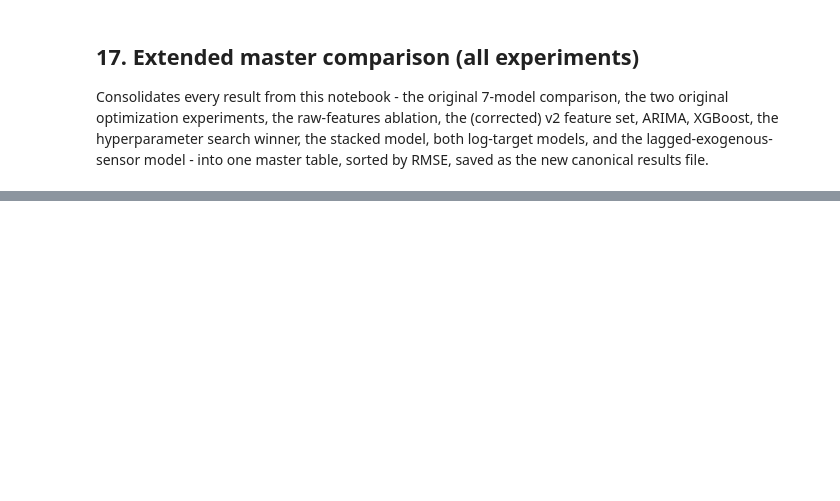
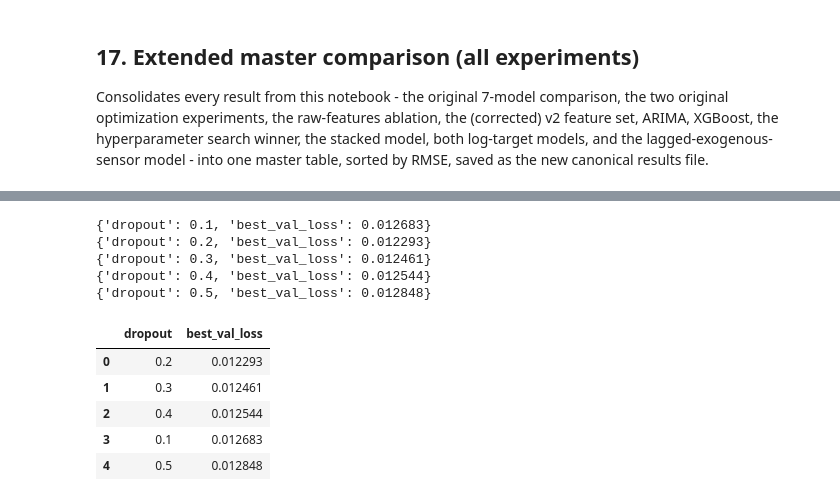
Before and after one commit to Muaadh-Nazly/energy-prediction, a Jupyter notebook: notebooks/05_Optimization_Evaluation.ipynb, the cells around one changed output, grey strips where cells are left out. Saved outputs shown, nothing was run; the diff lists cells and outputs as text; code cells hidden in the pictures; blank space fills up the shorter version.

```diff
--- a/notebooks/05_Optimization_Evaluation.ipynb
+++ b/notebooks/05_Optimization_Evaluation.ipynb
@@ -1073,0 +926,15 @@ model here is a hybrid, not a single "best" architecture.
+# %%
+batch_sizes = [32, 64, 128, 256]
+batch_size_results = []
+for bs in batch_sizes:
+    model = get_model("gru", n_features=len(selected_features))
+    model, history = train_torch_model(
+        model, X_tr_seq, y_tr_seq, X_val_seq, y_val_seq,
+        epochs=20, patience=4, batch_size=bs, device=device, verbose=False, seed=42,
+    )
+    entry = {"batch_size": bs, "best_val_loss": round(min(history["val_loss"]), 6)}
+    batch_size_results.append(entry)
+    print(entry)
+
+batch_size_df = pd.DataFrame(batch_size_results).sort_values("best_val_loss").reset_index(drop=True)
+batch_size_df
@@ -1073,0 +986,27 @@ model here is a hybrid, not a single "best" architecture.
+# %%
+dropout_rates = [0.1, 0.2, 0.3, 0.4, 0.5]
+dropout_results = []
+for dr in dropout_rates:
+    model = get_model("gru", n_features=len(selected_features), dropout=dr)
+    model, history = train_torch_model(
+        model, X_tr_seq, y_tr_seq, X_val_seq, y_val_seq,
+        epochs=20, patience=4, batch_size=64, device=device, verbose=False, seed=42,
+    )
+    entry = {"dropout": dr, "best_val_loss": round(min(history["val_loss"]), 6)}
+    dropout_results.append(entry)
+    print(entry)
+
+dropout_df = pd.DataFrame(dropout_results).sort_values("best_val_loss").reset_index(drop=True)
+dropout_df
+# %% [output]
+{'dropout': 0.1, 'best_val_loss': 0.012683}
+{'dropout': 0.2, 'best_val_loss': 0.012293}
+{'dropout': 0.3, 'best_val_loss': 0.012461}
+{'dropout': 0.4, 'best_val_loss': 0.012544}
+{'dropout': 0.5, 'best_val_loss': 0.012848}
+|  | dropout | best_val_loss |
+| 0 | 0.2 | 0.012293 |
+| 1 | 0.3 | 0.012461 |
+| 2 | 0.4 | 0.012544 |
+| 3 | 0.1 | 0.012683 |
+| 4 | 0.5 | 0.012848 |
```
Also changed, not shown: parts of 33 cells of this notebook, 6 other files.
